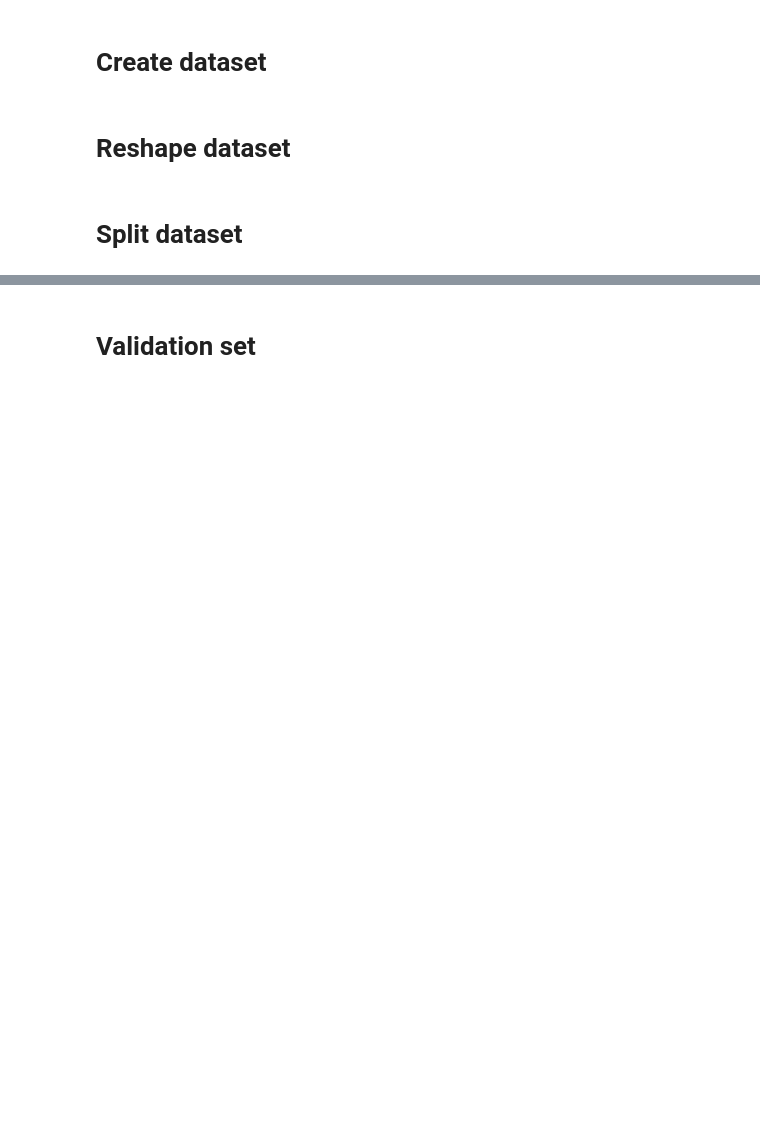
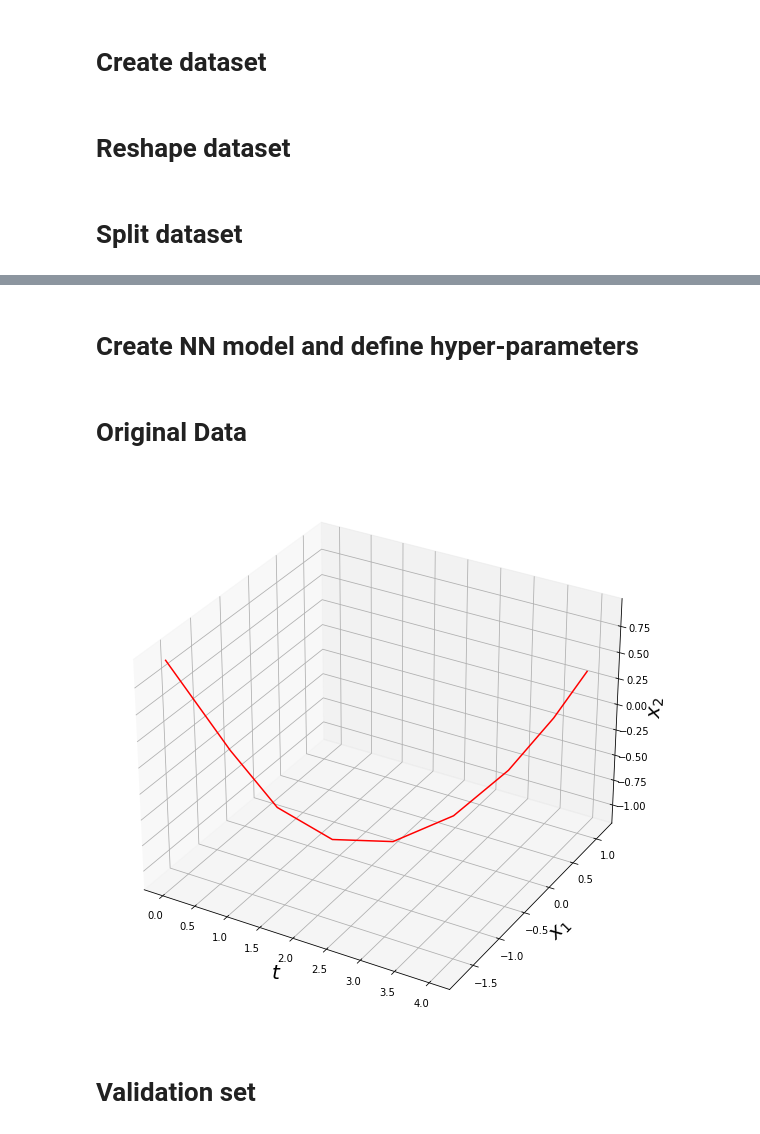
Before and after one commit to mlcms-SS22-Group-A/mlcms-SS22-Group-A, a Jupyter notebook: Euler.ipynb, the cells around one changed output, grey strips where cells are left out. Saved outputs shown, nothing was run; the diff lists cells and outputs as text; code cells hidden in the pictures; blank space fills up the shorter version.

Commit message:
RK and Euler validation method changes, sparse data generation and test on more dense data, modularized plot methods

```diff
--- a/Euler.ipynb
+++ b/Euler.ipynb
@@ -14,3 +11,9 @@ from Euler import *
 # %%
 device = torch.device("cuda" if torch.cuda.is_available() else "cpu")
-print(device)
+
+alpha = 1.3
+delta_t = 0.5
+t_eval = np.arange(0, 5, delta_t)
+num_samples_in_trajectory = math.floor(t_eval[-1] / delta_t)
+
+save_location = "./figures/alpha_1,3_"
@@ -37,3 +29,5 @@ dataset = create_dataset(alpha, t_eval, 100)
+# %%
+dataset = create_dataset(alpha, t_eval, 50)
 # %% [markdown]
 # Reshape dataset
 # %%
@@ -47,3 +39,5 @@ training_set, validation_set, test_set = split_dataset(dataset, 0.6, 0.2, 0.2)
+# %% [markdown]
+# Create NN model and define hyper-parameters
 # %%
 hparams = {
     "hidden_layer_1": 512,
@@ -56,5 +50,13 @@ hparams = {
 }
 # %%
 model = Euler(hparams)
+# %% [markdown]
+# Original Data
+# %%
+t_eval = np.delete(t_eval, -1, 0)
+# %%
+plot_trajectory(validation_set[:num_samples_in_trajectory, 0], t_eval)
+# %% [output]
+[figure, added]
 # %% [markdown]
 # Validation set
```
Also changed, not shown: parts of 17 cells of this notebook, 2 other files.
